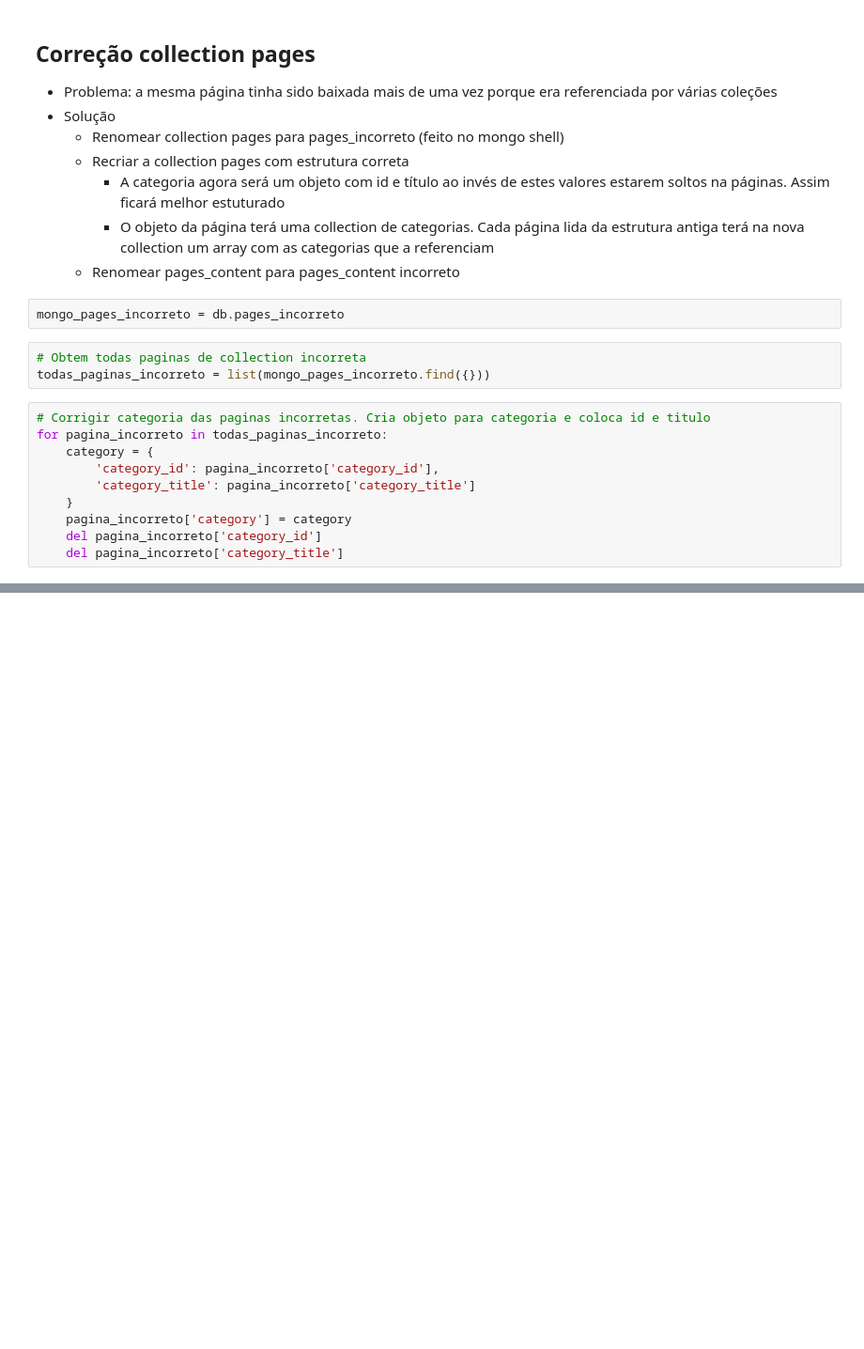
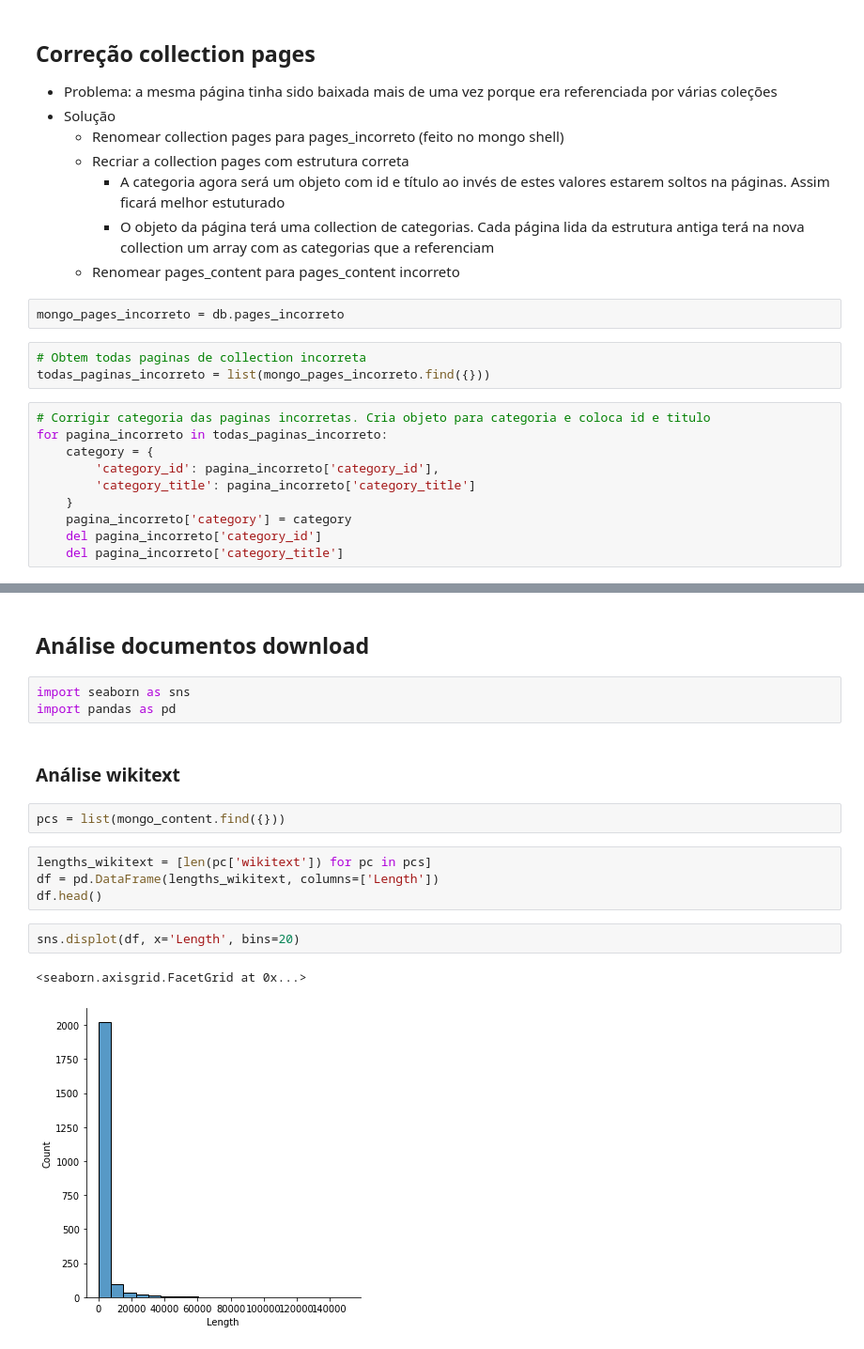
Before and after one commit to heldergr/tcc-pucmg-2, a Jupyter notebook: src/python/wikipedia/download.ipynb, the cells around one changed output, grey strips where cells are left out. Shown at 94% size. Drawn from its saved outputs; the diff is of its cells as text; blank space fills up the shorter version.

Commit message:
Finalizando download de text e wikitext de paginas

```diff
--- a/src/python/wikipedia/download.ipynb
+++ b/src/python/wikipedia/download.ipynb
@@ -551,0 +622,18 @@ todas_paginas_incorreto[:3]
+# %% [markdown]
+## Análise documentos download
+# %%
+import seaborn as sns
+import pandas as pd
+# %% [markdown]
+### Análise wikitext
+# %%
+pcs = list(mongo_content.find({}))
+# %%
+lengths_wikitext = [len(pc['wikitext']) for pc in pcs]
+df = pd.DataFrame(lengths_wikitext, columns=['Length'])
+df.head()
+# %%
+sns.displot(df, x='Length', bins=20)
+# %% [output]
+<seaborn.axisgrid.FacetGrid at 0x...>
+[figure, added]
```
Also changed, not shown: parts of 22 cells of this notebook, 1 other file.
